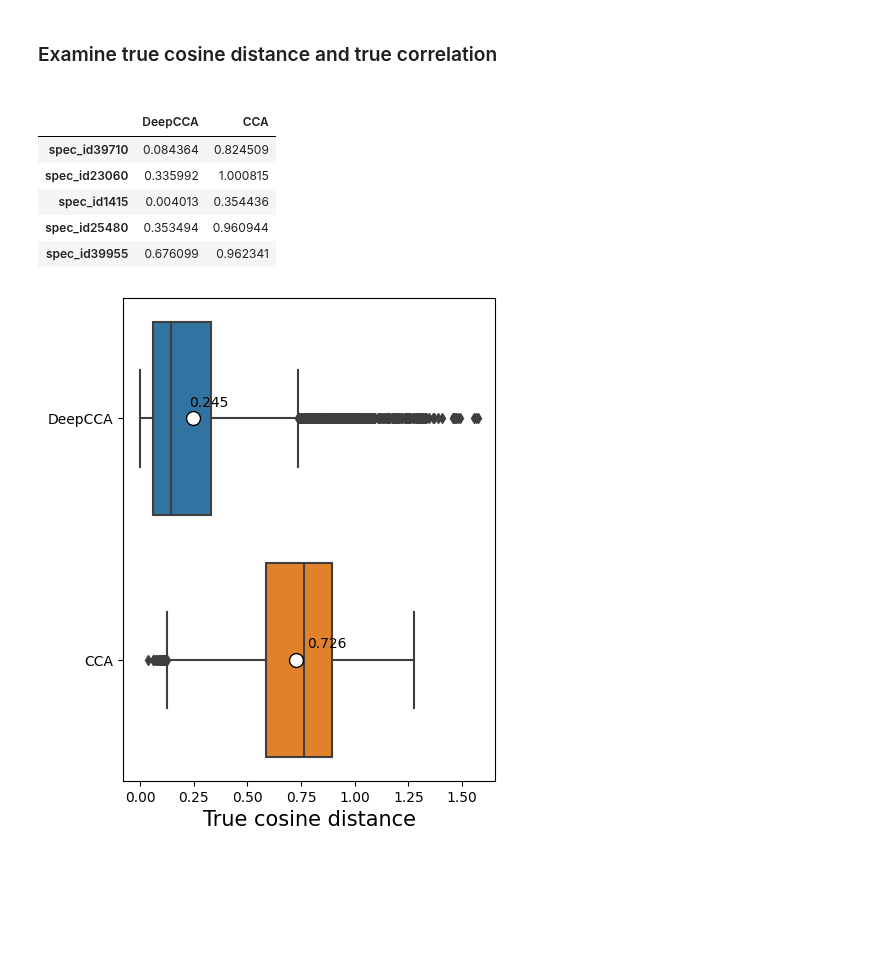
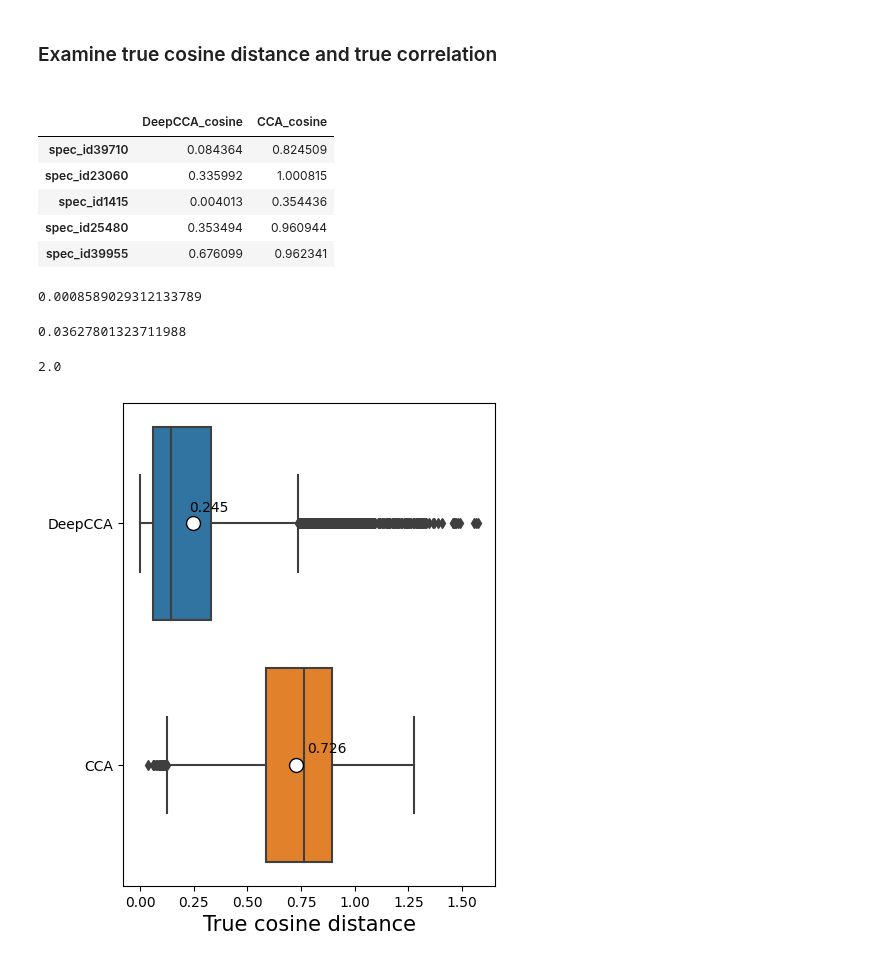
Before and after one commit to LukaLmelias/DeepCCA_thesis, a Jupyter notebook: final_model_prediction_and_evaluation.ipynb, the cells around one changed output. Cells and saved outputs as stored; diff of their text form; code cells hidden in the pictures; blank space fills up the shorter version.

```diff
--- a/final_model_prediction_and_evaluation.ipynb
+++ b/final_model_prediction_and_evaluation.ipynb
@@ -796,17 +826,29 @@ deepcca_true_cos_df = deepcca_cos_preds_df.loc[deepcca_cos_preds_df['true_cos'].
 
 cca_true_cos_df = cca_cos_preds_df.loc[cca_cos_preds_df['true_cos'].notnull()]
 # %%
-true_cos_df = pd.DataFrame({'DeepCCA':deepcca_true_cos_df['true_cos'],
-                           'CCA':cca_true_cos_df['true_cos']})
+true_cos_df = pd.DataFrame({'DeepCCA_cosine':deepcca_true_cos_df['true_cos'],
+                           'CCA_cosine':cca_true_cos_df['true_cos']})
 
 true_cos_df.head()
 # %% [output]
-|  | DeepCCA | CCA |
+|  | DeepCCA_cosine | CCA_cosine |
 | spec_id39710 | 0.084364 | 0.824509 |
 | spec_id23060 | 0.335992 | 1.000815 |
 | spec_id1415 | 0.004013 | 0.354436 |
 | spec_id25480 | 0.353494 | 0.960944 |
 | spec_id39955 | 0.676099 | 0.962341 |
+# %%
+print(min(true_cos_df['DeepCCA_cosine']))
+# %% [output]
+0.0008589029312133789
+# %%
+min(true_cos_df['CCA_cosine'])
+# %% [output]
+0.03627801323711988
+# %%
+distance.cosine([-1],[1])
+# %% [output]
+2.0
 # %%
 plt.figure(figsize=(4.8, 6.4),dpi=100)
 ax = sns.boxplot(data=true_cos_df, orient='h',
```
Also changed, not shown: parts of 23 cells of this notebook, 1 other file.
